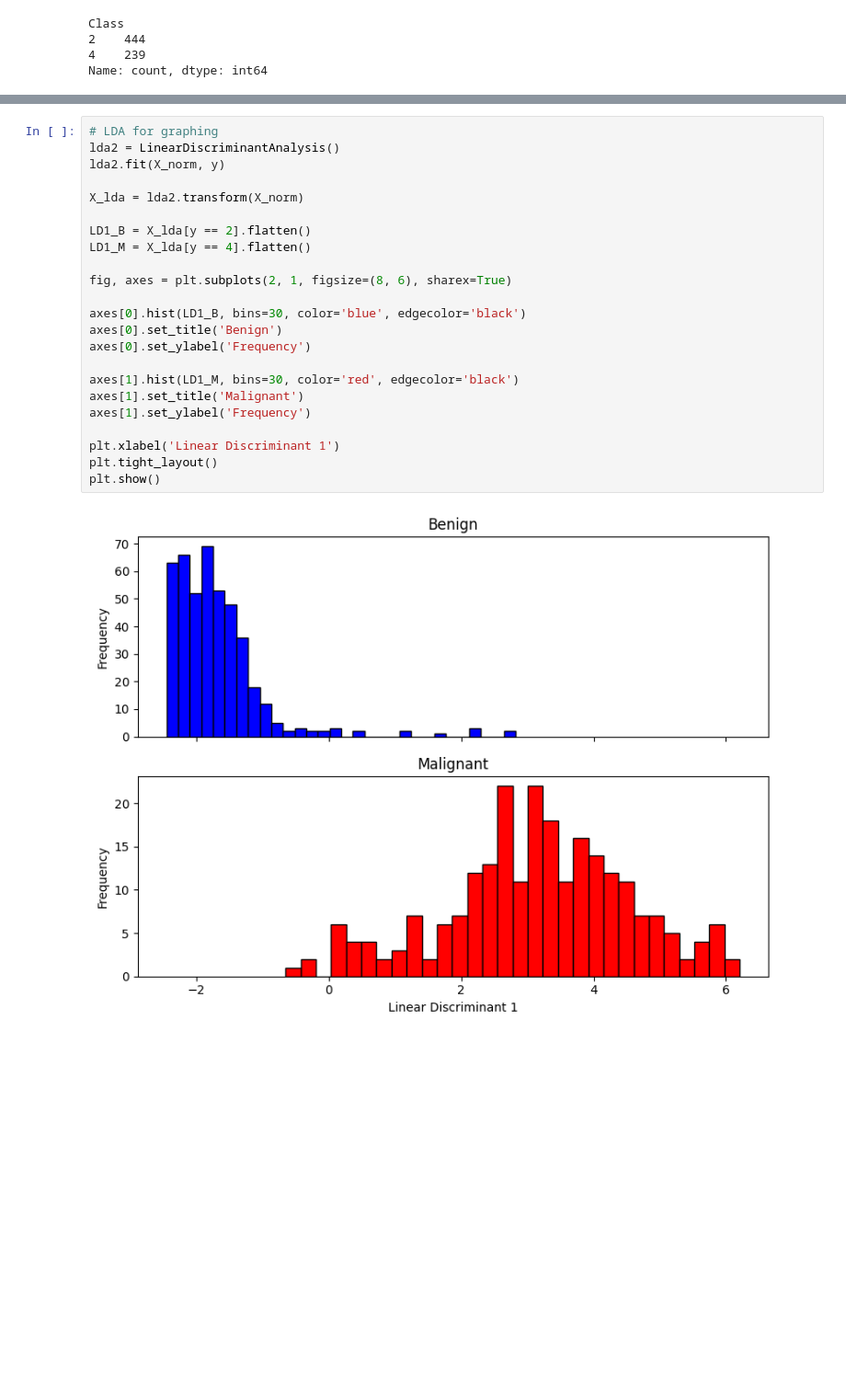
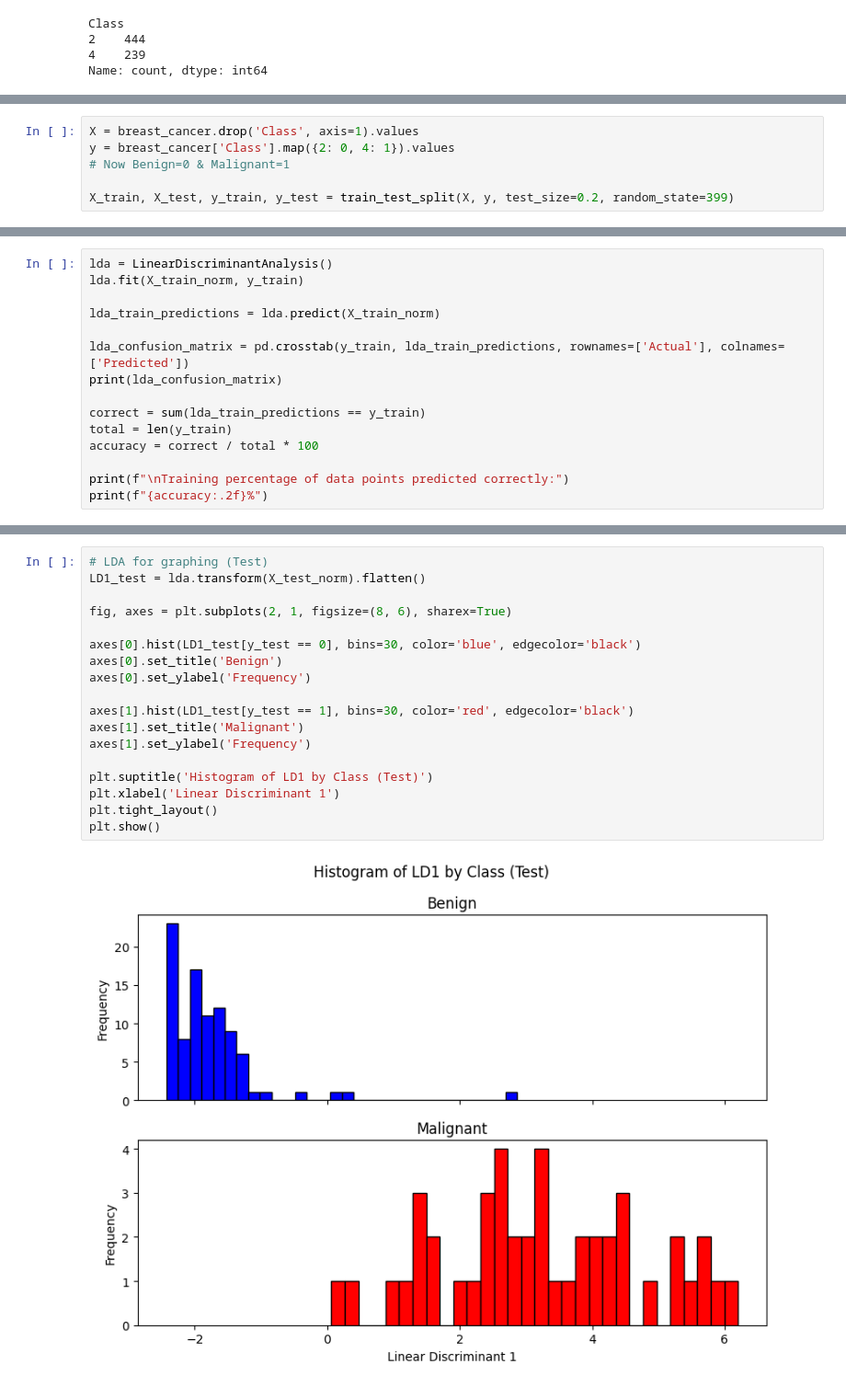
Before and after one commit to brodyanderson/MATH-6020-Project, a Jupyter notebook: BreastCancer.ipynb, the cells around one changed output, grey strips where cells are left out. Shown at 92% size. Cells and saved outputs as stored; diff of their text form; blank space fills up the shorter version.

```diff
--- a/BreastCancer.ipynb
+++ b/BreastCancer.ipynb
@@ -102,0 +123,6 @@ Varianced explained by PC1 & PC2: 0.7417
+# %%
+X = breast_cancer.drop('Class', axis=1).values
+y = breast_cancer['Class'].map({2: 0, 4: 1}).values
+# Now Benign=0 & Malignant=1
+
+X_train, X_test, y_train, y_test = train_test_split(X, y, test_size=0.2, random_state=399)
@@ -165,0 +185,15 @@ Ehat:
+# %%
+lda = LinearDiscriminantAnalysis()
+lda.fit(X_train_norm, y_train)
+
+lda_train_predictions = lda.predict(X_train_norm)
+
+lda_confusion_matrix = pd.crosstab(y_train, lda_train_predictions, rownames=['Actual'], colnames=['Predicted'])
+print(lda_confusion_matrix)
+
+correct = sum(lda_train_predictions == y_train)
+total = len(y_train)
+accuracy = correct / total * 100
+
+print(f"\nTraining percentage of data points predicted correctly:")
+print(f"{accuracy:.2f}%")
@@ -187,27 +261,22 @@ Percentage of data points predicted correctly:
 # %%
-# LDA for graphing
-lda2 = LinearDiscriminantAnalysis()
-lda2.fit(X_norm, y)
-
-X_lda = lda2.transform(X_norm)
-
-LD1_B = X_lda[y == 2].flatten()
-LD1_M = X_lda[y == 4].flatten()
+# LDA for graphing (Test)
+LD1_test = lda.transform(X_test_norm).flatten()
 
 fig, axes = plt.subplots(2, 1, figsize=(8, 6), sharex=True)
 
-axes[0].hist(LD1_B, bins=30, color='blue', edgecolor='black')
+axes[0].hist(LD1_test[y_test == 0], bins=30, color='blue', edgecolor='black')
 axes[0].set_title('Benign')
 axes[0].set_ylabel('Frequency')
 
-axes[1].hist(LD1_M, bins=30, color='red', edgecolor='black')
+axes[1].hist(LD1_test[y_test == 1], bins=30, color='red', edgecolor='black')
 axes[1].set_title('Malignant')
 axes[1].set_ylabel('Frequency')
 
+plt.suptitle('Histogram of LD1 by Class (Test)')
 plt.xlabel('Linear Discriminant 1')
 plt.tight_layout()
 plt.show()
 # %% [output]
-[figure, old version]
+[figure, new version]
 # %%
 plt.figure(figsize=(8, 5))
```
Also changed, not shown: parts of 21 cells of this notebook.
